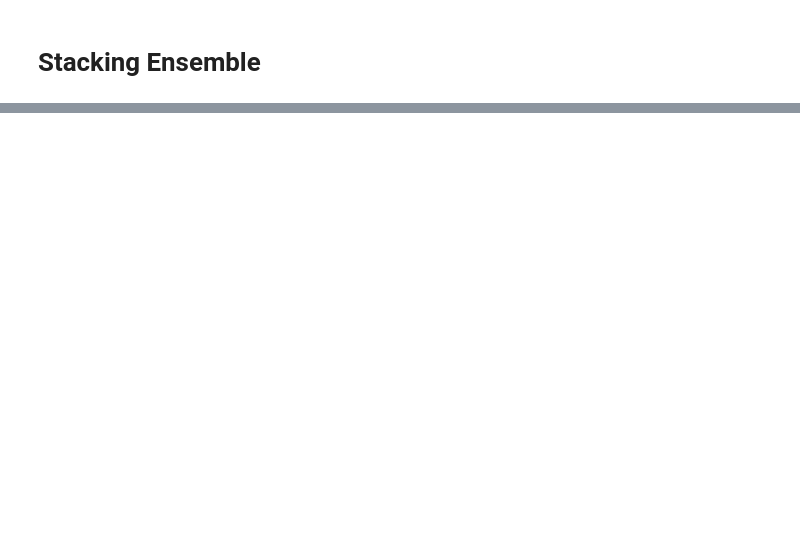
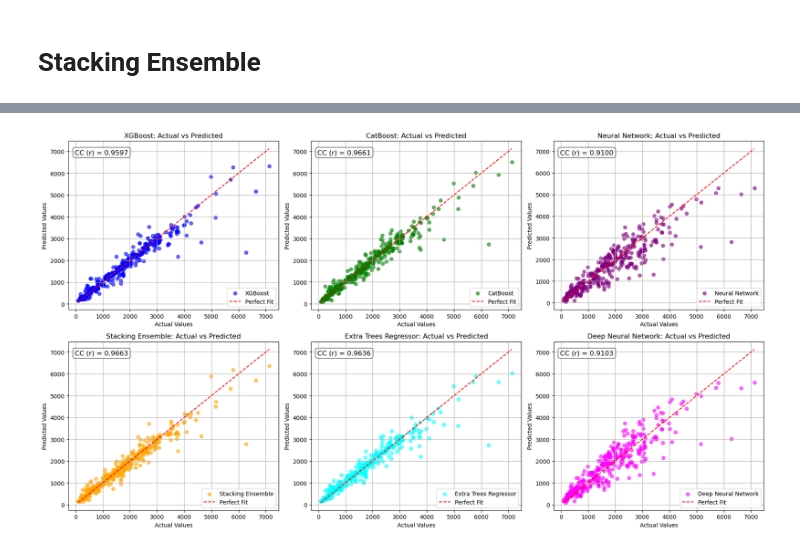
Before and after one commit to BoushBoo/pvt-prediction-ml-, a Jupyter notebook: Phase 2/Pb (1225).ipynb, the cells around one changed output, grey strips where cells are left out. Drawn from its saved outputs; the diff is of its cells as text; code cells hidden in the pictures; blank space fills up the shorter version.

```diff
--- a/Phase 2/Pb (1225).ipynb
+++ b/Phase 2/Pb (1225).ipynb
@@ -303,0 +499,44 @@ Best Stacked Ensemble Score: -219.2226, Best MSE: 97693.3175, Best RMSE: 312.559
+# %%
+from scipy.stats import pearsonr
+
+# Create figure and axes globally for 6 subplots (3 columns × 2 rows)
+fig, axes = plt.subplots(2, 3, figsize=(18, 10))
+axes = axes.flatten()
+plot_index = 0  # Global counter to keep track of subplot index
+
+def plot_actual_vs_predicted(y_test, y_pred, model_name, color):
+    global plot_index  # Use the shared subplot index
+    y_test = np.array(y_test).flatten()
+    y_pred = np.array(y_pred).flatten()
+
+    # Compute correlation coefficient (Pearson's r)
+    cc, _ = pearsonr(y_test, y_pred)
+
+    # Plot on the current subplot
+    ax = axes[plot_index]
+    ax.scatter(y_test, y_pred, color=color, alpha=0.6, label=f"{model_name}")
+    ax.plot([min(y_test), max(y_test)], [min(y_test), max(y_test)], color='red', linestyle='--', label="Perfect Fit")
+
+    ax.text(0.03, 0.95, f"CC (r) = {cc:.4f}", transform=ax.transAxes,
+             fontsize=12, verticalalignment='top', bbox=dict(boxstyle="round", facecolor="white", alpha=0.7))
+
+    # Labels and title
+    ax.set_xlabel("Actual Values")
+    ax.set_ylabel("Predicted Values")
+    ax.set_title(f"{model_name}: Actual vs Predicted")
+    ax.legend(loc='lower right')
+    ax.grid(True)
+
+    plot_index += 1
+
+plot_actual_vs_predicted(y_test, y_pred_xgb, "XGBoost", "blue")
+plot_actual_vs_predicted(y_test, y_pred_cat, "CatBoost", "green")
+plot_actual_vs_predicted(y_test, y_pred_nn, "Neural Network", "purple")
+plot_actual_vs_predicted(y_test, stack_preds, "Stacking Ensemble", "orange")
+plot_actual_vs_predicted(y_test, et_preds, "Extra Trees Regressor", "cyan")
+plot_actual_vs_predicted(y_test, dnn_preds, "Deep Neural Network", "magenta")
+
+plt.tight_layout()
+plt.show()
+# %% [output]
+[figure, added]
```
Also changed, not shown: parts of 14 cells of this notebook, 6 other files.
